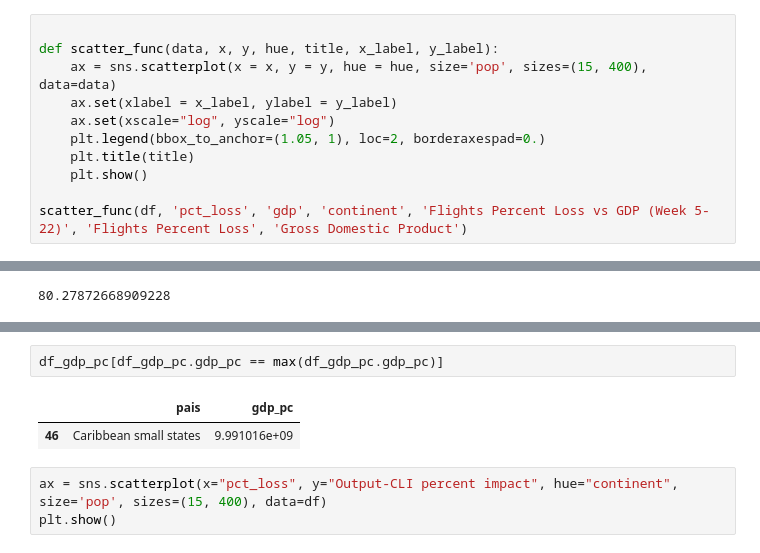
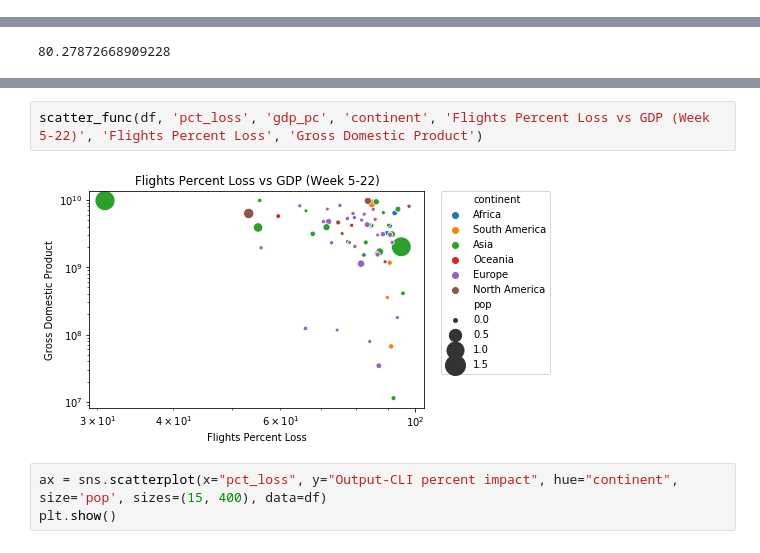
Before and after one commit to paulagiovanna/IC---Covid19-Random-Walk, a Jupyter notebook: flights_pct_loss_analysis.ipynb, the cells around one changed output, grey strips where cells are left out. Drawn from its saved outputs; the diff is of its cells as text.

```diff
--- a/flights_pct_loss_analysis.ipynb
+++ b/flights_pct_loss_analysis.ipynb
@@ -185,14 +185,3 @@ folium.Choropleth(
 m
 # %% [output]
 [interactive output not drawn]
-# %%
-
-def scatter_func(data, x, y, hue, title, x_label, y_label):
-    ax = sns.scatterplot(x = x, y = y, hue = hue, size='pop', sizes=(15, 400), data=data)
-    ax.set(xlabel = x_label, ylabel = y_label)
-    ax.set(xscale="log", yscale="log")
-    plt.legend(bbox_to_anchor=(1.05, 1), loc=2, borderaxespad=0.)
-    plt.title(title)
-    plt.show()
-
-scatter_func(df, 'pct_loss', 'gdp', 'continent', 'Flights Percent Loss vs GDP (Week 5-22)', 'Flights Percent Loss', 'Gross Domestic Product')
@@ -315,8 +296,7 @@ plt.show()
-# %%
-df_gdp_pc[df_gdp_pc.gdp_pc == max(df_gdp_pc.gdp_pc)]
-# %% [output]
-|  | pais | gdp_pc |
-| 46 | Caribbean small states | 9.991016e+09 |
+# %%
+scatter_func(df, 'pct_loss', 'gdp_pc', 'continent', 'Flights Percent Loss vs GDP (Week 5-22)', 'Flights Percent Loss', 'Gross Domestic Product')
+# %% [output]
+[figure, added]
 # %%
 ax = sns.scatterplot(x="pct_loss", y="Output-CLI percent impact", hue="continent", size='pop', sizes=(15, 400), data=df)
 plt.show()
```
Also changed, not shown: parts of 5 cells of this notebook.
